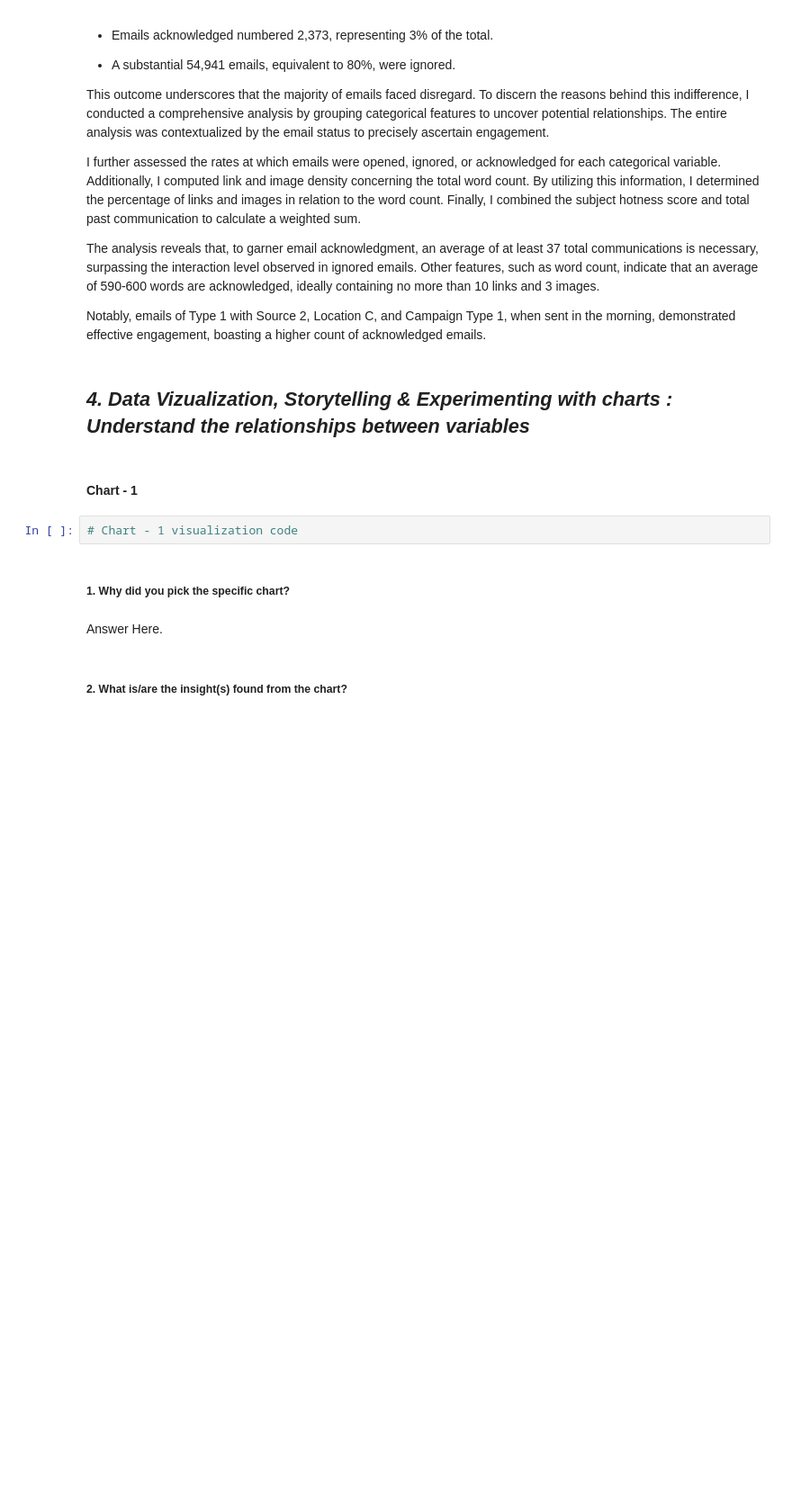
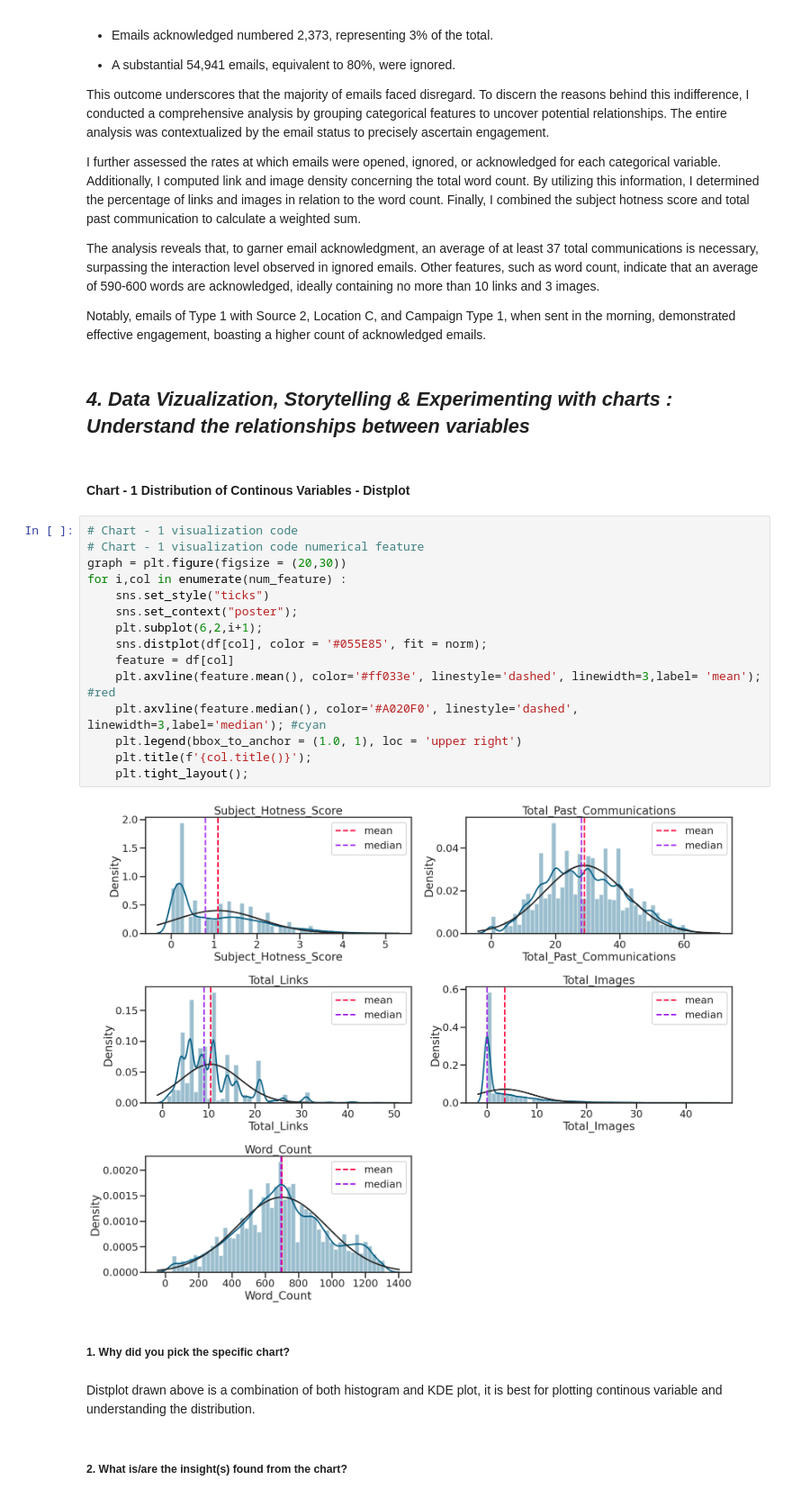
Before and after one commit to shailesh3335/Email_Campaign_Effectiveness_Prediction_capstone, a Jupyter notebook: Email_Campaign_Effectiveness_Prediction_capstone.ipynb, the cells around one changed output. Shown at 90% size. Drawn from its saved outputs; the diff is of its cells as text; blank space fills up the shorter version.

```diff
--- a/Email_Campaign_Effectiveness_Prediction_capstone.ipynb
+++ b/Email_Campaign_Effectiveness_Prediction_capstone.ipynb
@@ -831,12 +831,27 @@ Notably, emails of Type 1 with Source 2, Location C, and Campaign Type 1, when s
 # %% [markdown]
 ## ***4. Data Vizualization, Storytelling & Experimenting with charts : Understand the relationships between variables***
 # %% [markdown]
-#### Chart - 1
+#### Chart - 1 Distribution of Continous Variables - Distplot
-# %%
-# Chart - 1 visualization code
+# %%
+# Chart - 1 visualization code
+# Chart - 1 visualization code numerical feature
+graph = plt.figure(figsize = (20,30))
+for i,col in enumerate(num_feature) :
+    sns.set_style("ticks")
+    sns.set_context("poster");
+    plt.subplot(6,2,i+1);
+    sns.distplot(df[col], color = '#055E85', fit = norm);
+    feature = df[col]
+    plt.axvline(feature.mean(), color='#ff033e', linestyle='dashed', linewidth=3,label= 'mean');  #red
+    plt.axvline(feature.median(), color='#A020F0', linestyle='dashed', linewidth=3,label='median'); #cyan
+    plt.legend(bbox_to_anchor = (1.0, 1), loc = 'upper right')
+    plt.title(f'{col.title()}');
+    plt.tight_layout();
+# %% [output]
+[figure, added]
 # %% [markdown]
 ##### 1. Why did you pick the specific chart?
-# %% [markdown]
-Answer Here.
+# %% [markdown]
+Distplot drawn above is a combination of both histogram and KDE plot, it is best for plotting continous variable and understanding the distribution.
 # %% [markdown]
 ##### 2. What is/are the insight(s) found from the chart?
```
Also changed, not shown: parts of 45 cells of this notebook.
